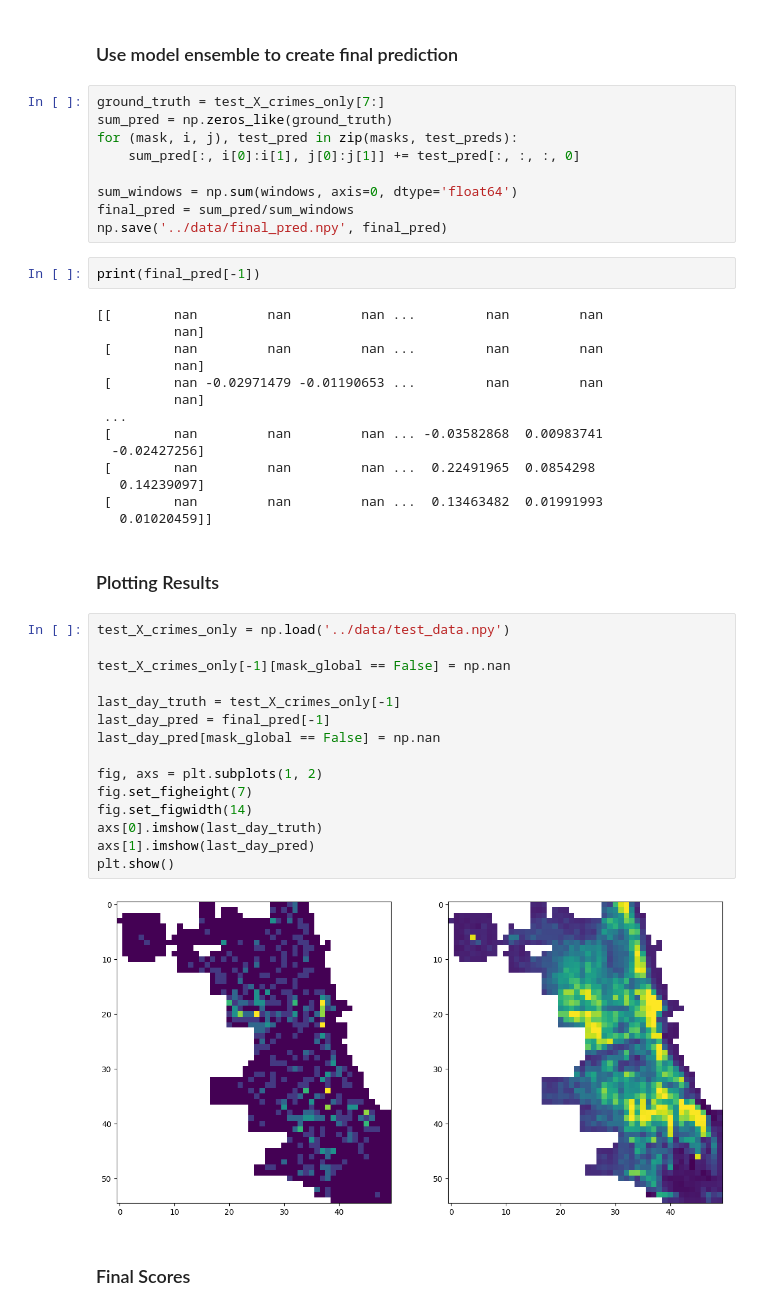
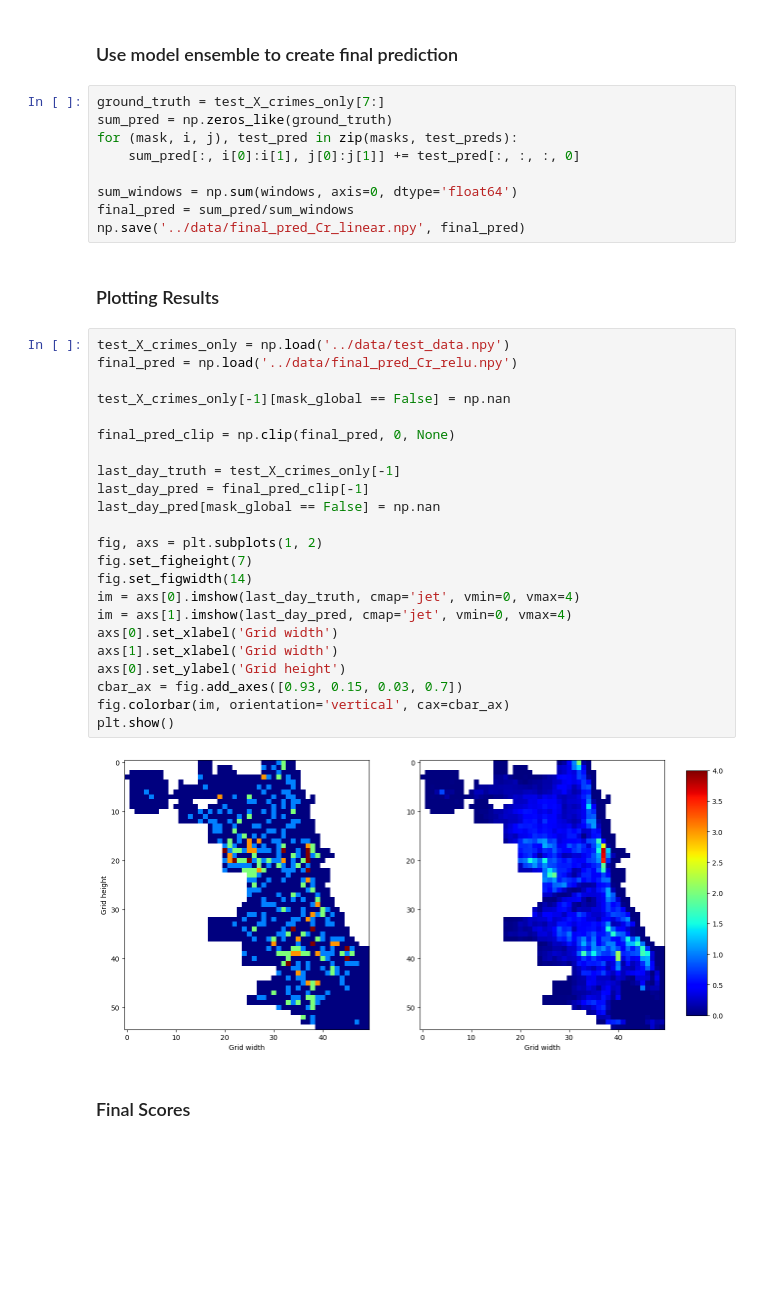
Before and after one commit to boomerr1/CrimeChicagoUC, a Jupyter notebook: models/Hetero_ConvLSTM_model.ipynb, the cells around one changed output. Cells and saved outputs as stored; diff of their text form; blank space fills up the shorter version.

```diff
--- a/models/Hetero_ConvLSTM_model.ipynb
+++ b/models/Hetero_ConvLSTM_model.ipynb
@@ -126,42 +133,34 @@ for (mask, i, j), test_pred in zip(masks, test_preds):
 
 sum_windows = np.sum(windows, axis=0, dtype='float64')
 final_pred = sum_pred/sum_windows
-np.save('../data/final_pred.npy', final_pred)
+np.save('../data/final_pred_Cr_linear.npy', final_pred)
-# %%
-print(final_pred[-1])
-# %% [output]
-[[        nan         nan         nan ...         nan         nan
-          nan]
- [        nan         nan         nan ...         nan         nan
-          nan]
- [        nan -0.02971479 -0.01190653 ...         nan         nan
-          nan]
- ...
- [        nan         nan         nan ... -0.03582868  0.00983741
-  -0.02427256]
- [        nan         nan         nan ...  0.22491965  0.0854298
-   0.14239097]
- [        nan         nan         nan ...  0.13463482  0.01991993
-   0.01020459]]
 # %% [markdown]
 ### Plotting Results
 # %%
 test_X_crimes_only = np.load('../data/test_data.npy')
+final_pred = np.load('../data/final_pred_Cr_relu.npy')
 
 test_X_crimes_only[-1][mask_global == False] = np.nan
 
+final_pred_clip = np.clip(final_pred, 0, None)
+
 last_day_truth = test_X_crimes_only[-1]
-last_day_pred = final_pred[-1]
+last_day_pred = final_pred_clip[-1]
 last_day_pred[mask_global == False] = np.nan
 
 fig, axs = plt.subplots(1, 2)
 fig.set_figheight(7)
 fig.set_figwidth(14)
-axs[0].imshow(last_day_truth)
-axs[1].imshow(last_day_pred)
+im = axs[0].imshow(last_day_truth, cmap='jet', vmin=0, vmax=4)
+im = axs[1].imshow(last_day_pred, cmap='jet', vmin=0, vmax=4)
+axs[0].set_xlabel('Grid width')
+axs[1].set_xlabel('Grid width')
+axs[0].set_ylabel('Grid height')
+cbar_ax = fig.add_axes([0.93, 0.15, 0.03, 0.7])
+fig.colorbar(im, orientation='vertical', cax=cbar_ax)
 plt.show()
 # %% [output]
-[figure, old version]
+[figure, new version]
 # %% [markdown]
 ### Final Scores
 # %%
```
Also changed, not shown: parts of 2 cells of this notebook, 3 other files.
